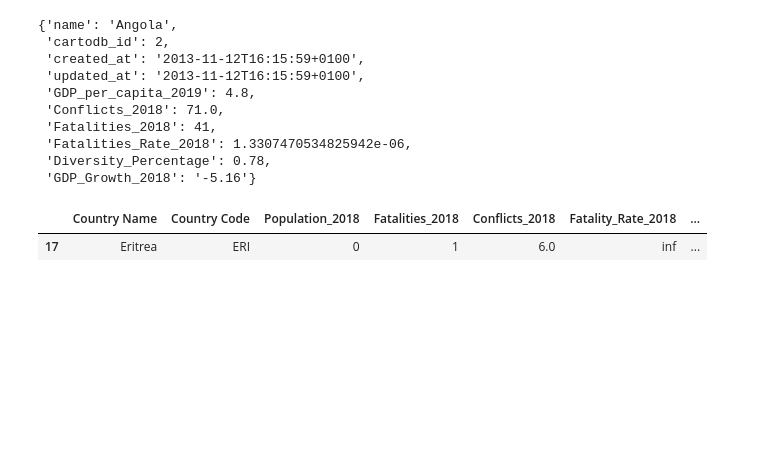
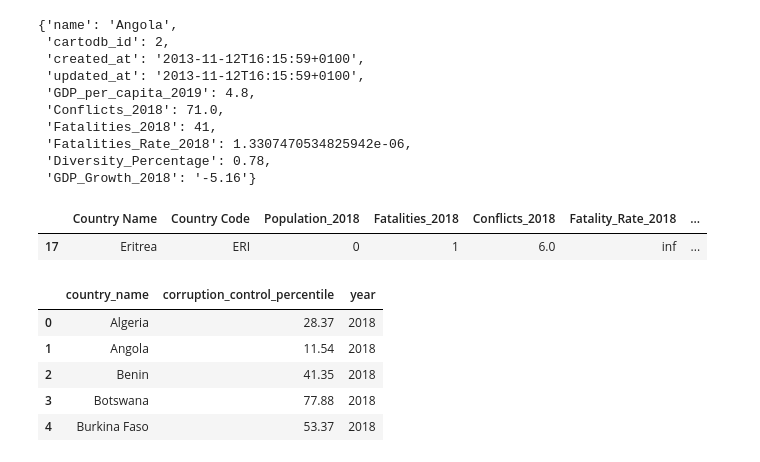
Before and after one commit to carlykelly/African_Conflict, a Jupyter notebook: Editing GeoJson.ipynb, the cells around one changed output. Drawn from its saved outputs; the diff is of its cells as text; code cells hidden in the pictures; blank space fills up the shorter version.

Commit message:
corruption data added to geojson

```diff
--- a/Editing GeoJson.ipynb
+++ b/Editing GeoJson.ipynb
@@ -311,3 +323,13 @@ test
 # %% [output]
 |  | Country Name | Country Code | Population_2018 | Fatalities_2018 | Conflicts_2018 | Fatality_Rate_2018 | ... |
 | 17 | Eritrea | ERI | 0 | 1 | 6.0 | inf | ... |
+# %%
+corruption = pd.read_sql("select country_name, corruption_control_percentile, year from modeling where year = 2018", cloud_conn)
+corruption.head()
+# %% [output]
+|  | country_name | corruption_control_percentile | year |
+| 0 | Algeria | 28.37 | 2018 |
+| 1 | Angola | 11.54 | 2018 |
+| 2 | Benin | 41.35 | 2018 |
+| 3 | Botswana | 77.88 | 2018 |
+| 4 | Burkina Faso | 53.37 | 2018 |
```
Also changed, not shown: parts of 3 cells of this notebook.
